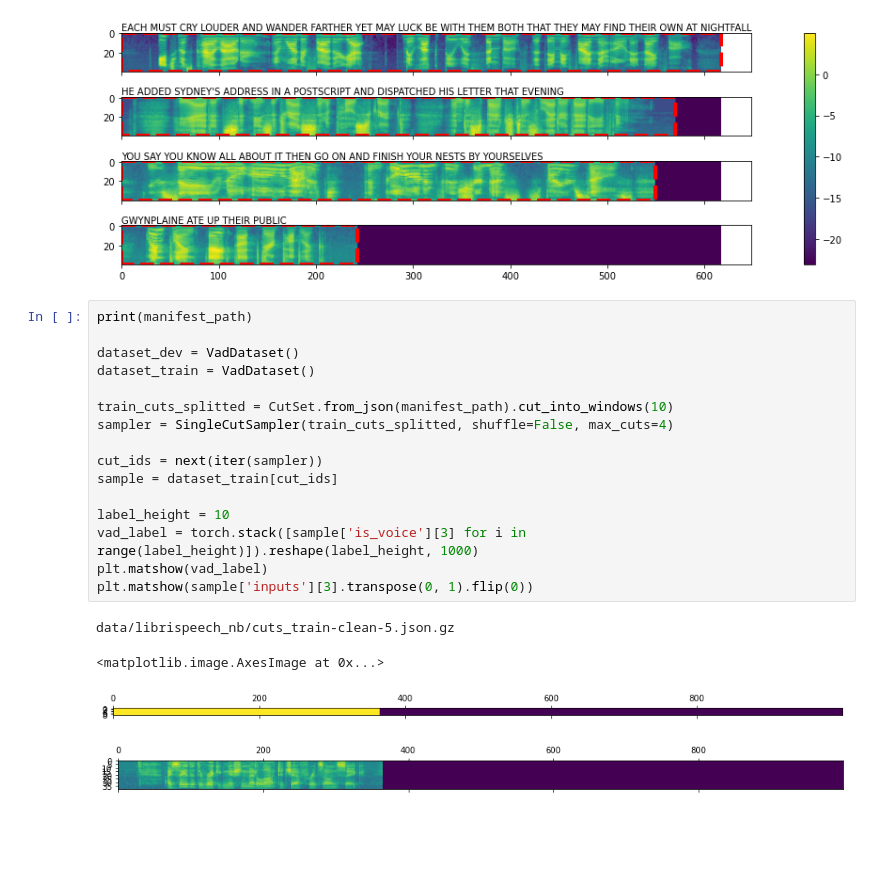
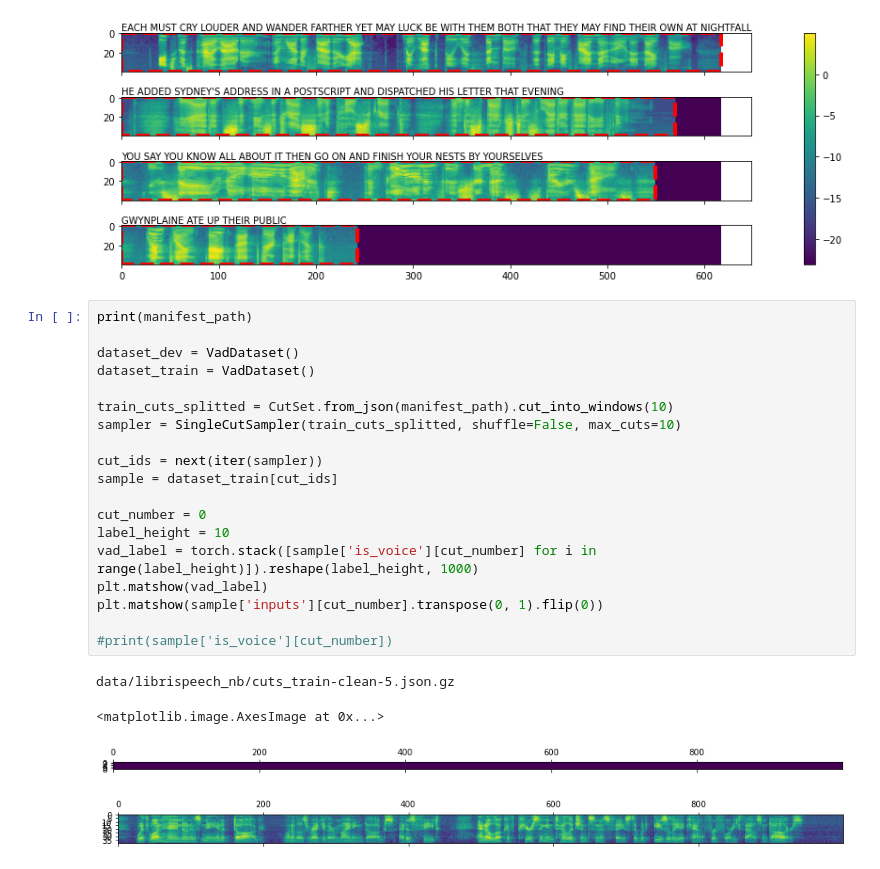
Before and after one commit to curly1/voice-activity-detection, a Jupyter notebook: evaluation/libri_data.ipynb, the cells around one changed output. Drawn from its saved outputs; the diff is of its cells as text; blank space fills up the shorter version.

Commit message:
Data split added

```diff
--- a/evaluation/libri_data.ipynb
+++ b/evaluation/libri_data.ipynb
@@ -88,21 +88,24 @@ vis.plot_batch(sample)
 # %%
 print(manifest_path)
 
 dataset_dev = VadDataset()
 dataset_train = VadDataset()
 
 train_cuts_splitted = CutSet.from_json(manifest_path).cut_into_windows(10)
-sampler = SingleCutSampler(train_cuts_splitted, shuffle=False, max_cuts=4)
+sampler = SingleCutSampler(train_cuts_splitted, shuffle=False, max_cuts=10)
 
 cut_ids = next(iter(sampler))
 sample = dataset_train[cut_ids]
 
+cut_number = 0
 label_height = 10
-vad_label = torch.stack([sample['is_voice'][3] for i in range(label_height)]).reshape(label_height, 1000)
+vad_label = torch.stack([sample['is_voice'][cut_number] for i in range(label_height)]).reshape(label_height, 1000)
 plt.matshow(vad_label)
-plt.matshow(sample['inputs'][3].transpose(0, 1).flip(0))
+plt.matshow(sample['inputs'][cut_number].transpose(0, 1).flip(0))
+
+#print(sample['is_voice'][cut_number])
 # %% [output]
 data/librispeech_nb/cuts_train-clean-5.json.gz
 <matplotlib.image.AxesImage at 0x...>
-[figure, old version]
+[figure, new version]
-[figure, old version]
+[figure, new version]
```
Also changed, not shown: 2 other files.
